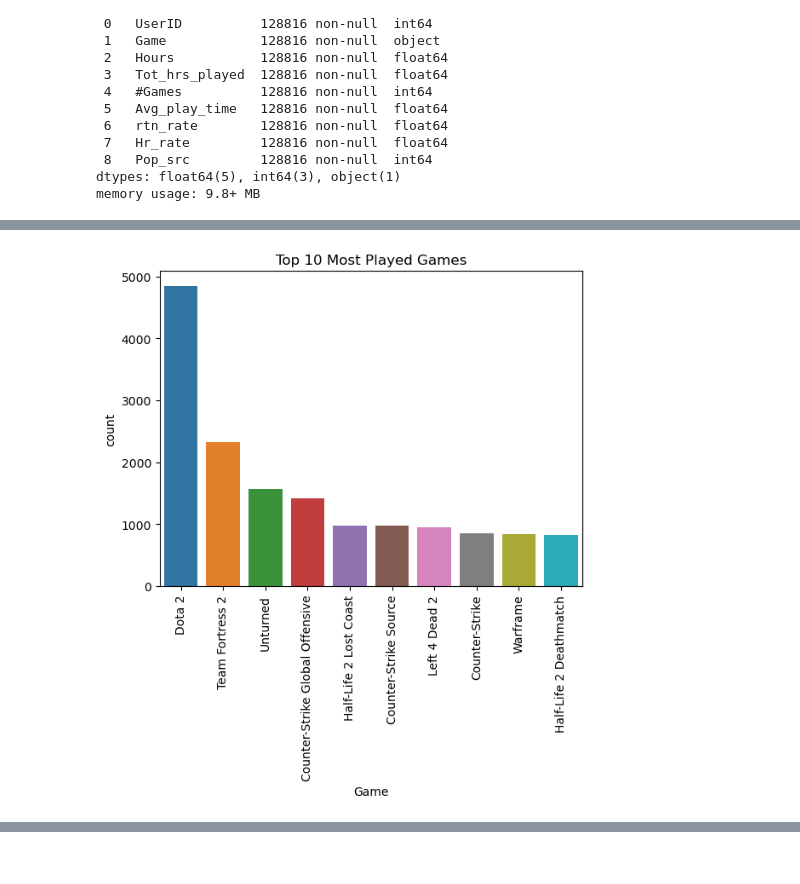
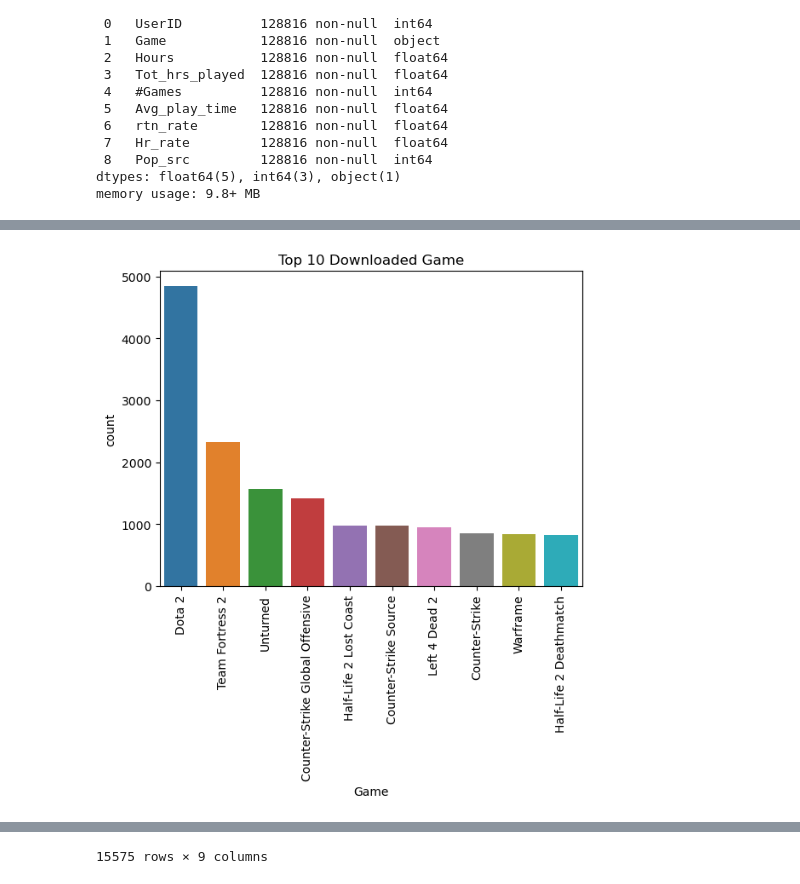
Before and after one commit to blue-jays/Game-Recommender, a Jupyter notebook: test.ipynb, the cells around one changed output, grey strips where cells are left out. Cells and saved outputs as stored; diff of their text form; code cells hidden in the pictures.

Commit message:
- 3 EDA bar graph added, added via git vs code.

```diff
--- a/test.ipynb
+++ b/test.ipynb
@@ -325,13 +331,19 @@ memory usage: 9.8+ MB
 # %%
+# which game is highest played
+# make a df of top 10 game, and visualize it.
+
 # there are too much games, so we only had to take top 10 games.
 
-top_games = df['Game'].value_counts().nlargest(10).index
+top_games = df['Game'].value_counts().nlargest(10).index # take the game feature, count
 top_df = df[df['Game'].isin(top_games)]
 
 
 sns.countplot(x='Game', data=top_df, order=top_games)
-plt.title("Top 10 Most Played Games")
+plt.title("Top 10 Downloaded Game")
 plt.xticks(rotation=90)  # Rotate x labels for better readability
 plt.show()
+
+
+top_df
 # %% [output]
-[figure, old version]
+[figure, new version]
@@ -337,0 +362 @@ plt.show()
+15575 rows × 9 columns
```
Also changed, not shown: parts of 7 cells of this notebook, 1 other file.
